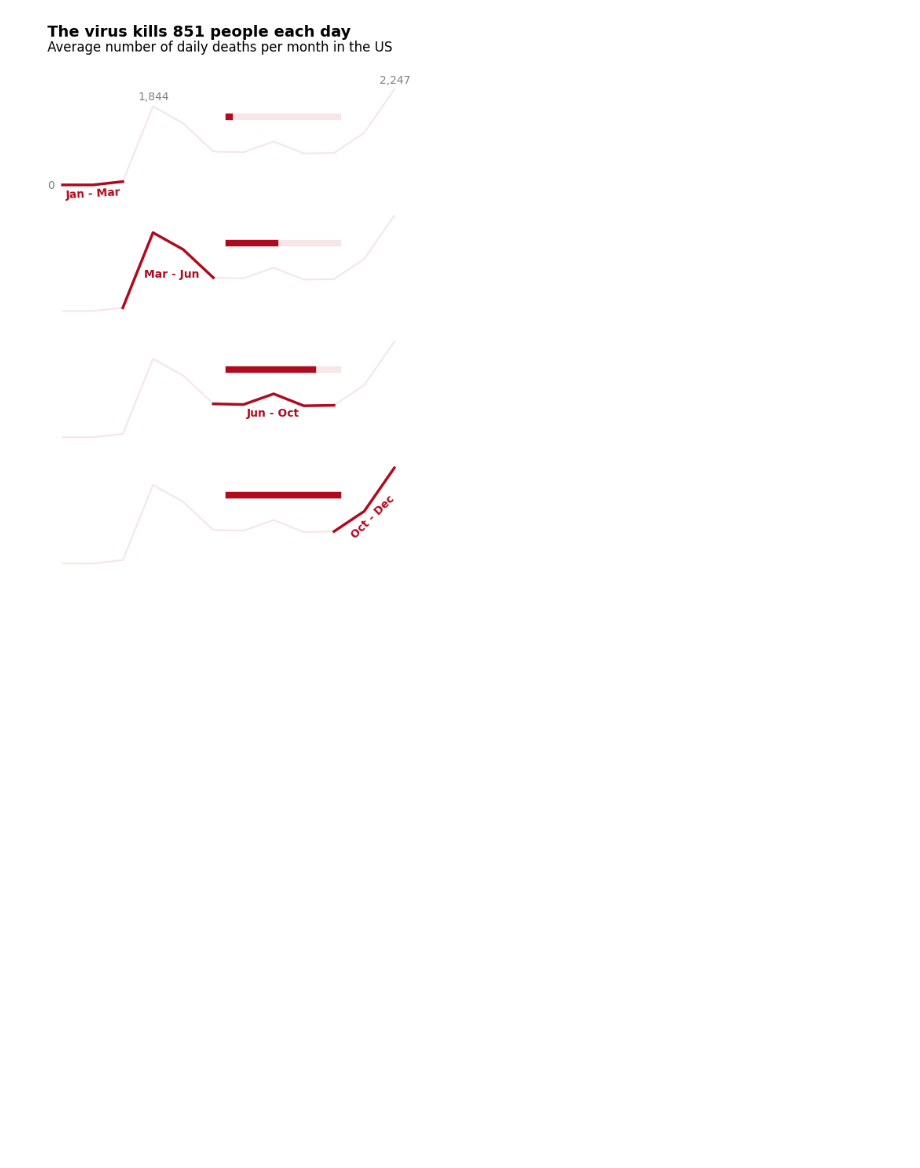
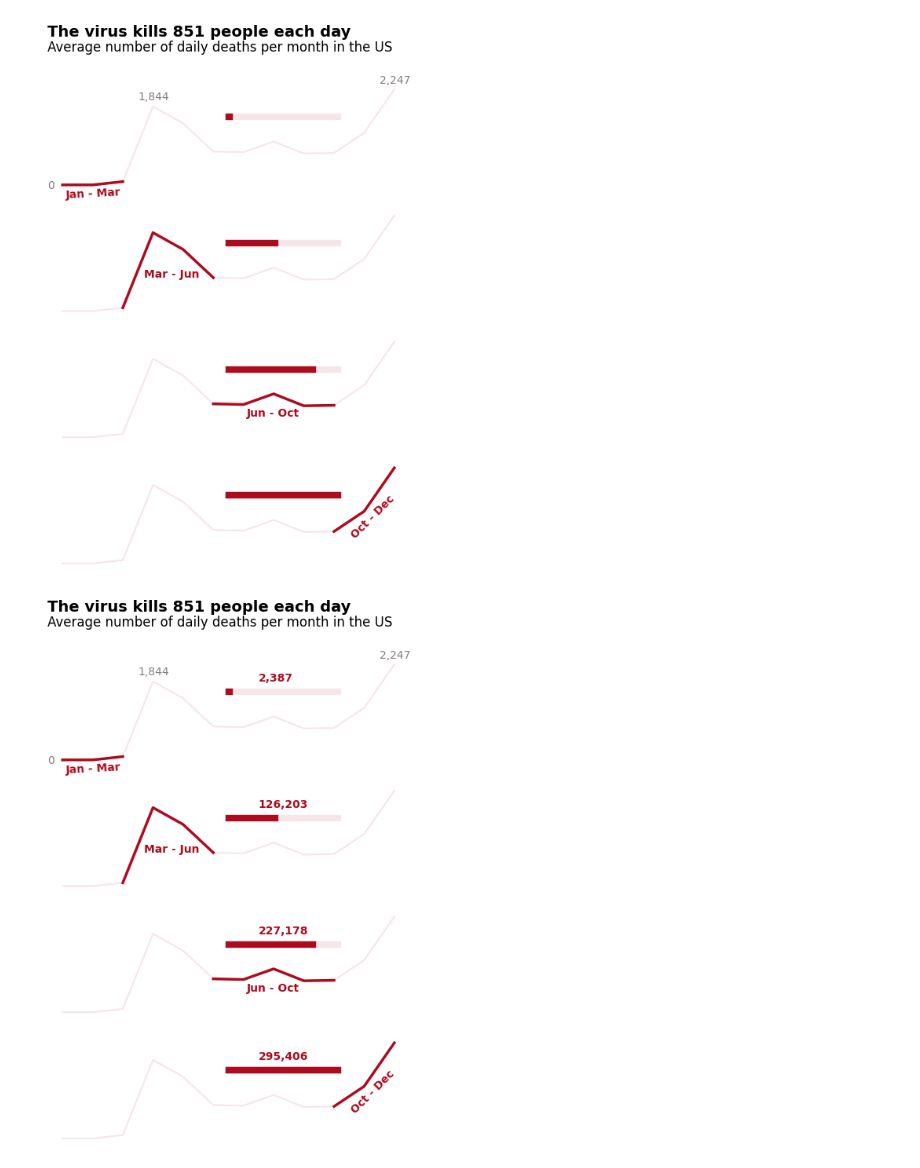
Before and after one commit to MathewLipman/Work-Samples, a Jupyter notebook: Visuals_for_an_audience.ipynb, the cells around one changed output. Cells and saved outputs as stored; diff of their text form; code cells hidden in the pictures; blank space fills up the shorter version.

```diff
--- a/Visuals_for_an_audience.ipynb
+++ b/Visuals_for_an_audience.ipynb
@@ -891,3 +891,69 @@ ax.axhline(y=1600, xmin=0.5, xmax=0.8,
 plt.show()
 # %% [output]
 [figure]
+# %%
+
+fig, (ax1, ax2, ax3, ax4) = plt.subplots(nrows=4, ncols=1,
+                                         figsize=(6,8))
+
+axes = [ax1, ax2, ax3, ax4]
+for ax in axes:
+    ax.plot(dtoll['Month'], dtoll['New_deaths'],
+            color='#af0b1e', alpha=0.1)
+    ax.set_yticklabels([])
+    ax.set_xticklabels([])
+    ax.tick_params(bottom=0, left=0)
+
+
+
+for ax, xmax, death in zip(axes, xmax_vals, deaths):
+
+    ax.axhline(y=1600, xmin=0.5, xmax=0.8,
+               linewidth=6, color='#af0b1e', alpha=0.1)
+
+
+    ax.axhline(y=1600, xmin=0.5, xmax=xmax,
+               linewidth=6, color='#af0b1e')
+
+    ax.text(7.5, 1850, format(death, ','),
+            color='#af0b1e', weight='bold')
+
+    for location in ['left', 'right', 'top', 'bottom']:
+        ax.spines[location].set_visible(False)
+
+ax1.plot(dtoll['Month'][:3], dtoll['New_deaths'][:3],
+            color='#af0b1e', linewidth=2.5)
+ax2.plot(dtoll['Month'][2:6], dtoll['New_deaths'][2:6],
+            color='#af0b1e', linewidth=2.5)
+ax3.plot(dtoll['Month'][5:10], dtoll['New_deaths'][5:10],
+            color='#af0b1e', linewidth=2.5)
+ax4.plot(dtoll['Month'][9:12], dtoll['New_deaths'][9:12],
+            color='#af0b1e', linewidth=2.5)
+
+ax1.text(.5, -80, '0', alpha=0.5)
+ax1.text(3.5, 2000, '1,844', alpha=0.5)
+ax1.text(11.5, 2400, '2,247', alpha=0.5)
+
+ax1.text(1.1, -300, 'Jan - Mar', color='#af0b1e',
+         weight='bold', rotation=3)
+
+ax2.text(3.7, 800, 'Mar - Jun', color='#af0b1e', weight='bold')
+ax3.text(7.1, 500, 'Jun - Oct', color='#af0b1e', weight='bold')
+ax4.text(10.5, 600, 'Oct - Dec', color='#af0b1e', weight='bold',
+         rotation=45)
+
+ax1.text(0.5, 3500, 'The virus kills 851 people each day',
+         size=14, weight='bold')
+ax1.text(0.5, 3150, 'Average number of daily deaths per month in the US',
+         size=12)
+
+
+ax.axhline(y=1600, xmin=0.5, xmax=0.8,
+           linewidth=6, color='#af0b1e', alpha=0.5)
+
+
+
+
+plt.show()
+# %% [output]
+[figure, added]
```
Also changed, not shown: parts of 1 cell of this notebook.
